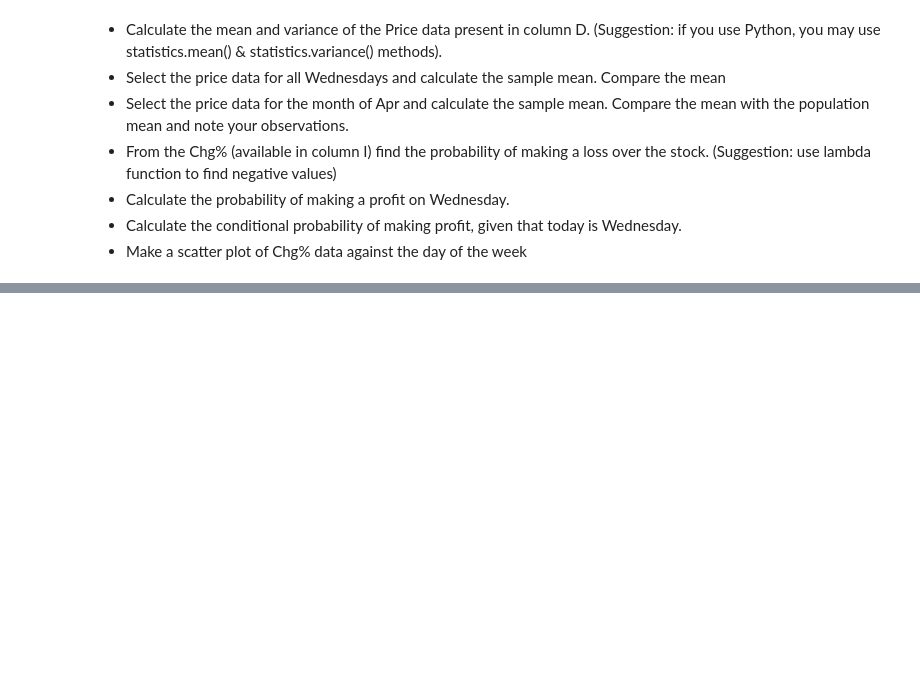
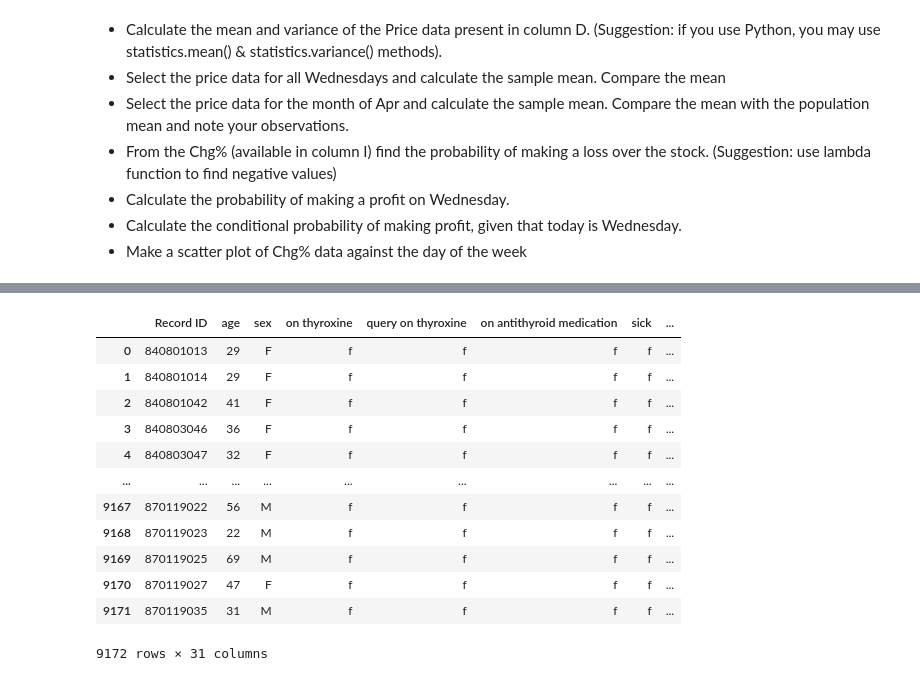
Before and after one commit to yogen-py/ML-Lab, a Jupyter notebook: MLLab01_bl_en_u4cse22168.ipynb, the cells around one changed output, grey strips where cells are left out. Saved outputs shown, nothing was run; the diff lists cells and outputs as text; code cells hidden in the pictures; blank space fills up the shorter version.

```diff
--- a/MLLab01_bl_en_u4cse22168.ipynb
+++ b/MLLab01_bl_en_u4cse22168.ipynb
@@ -139,0 +362,18 @@ statistics.variance() methods).
+# %%
+from sklearn.preprocessing import LabelEncoder
+ordinal_attributes = ['age','TSH','T3','TT4','T4U','FTI','TBG']
+
+nominal_attrs = [
+    'sex', 'on thyroxine', 'query on thyroxine', 'on antithyroid medication', 'sick',
+    'pregnant', 'thyroid surgery', 'I131 treatment', 'query hypothyroid',
+    'query hyperthyroid', 'lithium', 'goitre', 'tumor', 'hypopituitary',
+    'psych', 'TSH measured','T3 measured','TT4 measured','T4U measured','FTI measured','TBG measured',
+    'referral source'
+]
+
+
+label_encoders = {}
+for attr in nominal_attrs:
+    le = LabelEncoder()
+    df3[attr] = le.fit_transform(df3[attr])
+    label_encoders[attr] = le
@@ -139,0 +422,41 @@ statistics.variance() methods).
+# %%
+def impute_missing_values(df):
+    df.replace('?', np.nan, inplace=True)
+    numeric_columns = df.select_dtypes(include=['int64', 'float64']).columns
+    categorical_columns = df.select_dtypes(include=['object']).columns
+    for column in df.columns:
+        if column in numeric_columns:
+            Q1 = df[column].quantile(0.25)
+            Q3 = df[column].quantile(0.75)
+            IQR = Q3 - Q1
+            outliers = ((df[column] < (Q1 - 1.5 * IQR)) | (df[column] > (Q3 + 1.5 * IQR))).sum()
+
+            if outliers > 0:
+                median_value = df[column].median()
+                df[column].fillna(median_value, inplace=True)
+            else:
+                mean_value = df[column].mean()
+                df[column].fillna(mean_value, inplace=True)
+        elif column in categorical_columns:
+            mode_value = df[column].mode()[0]
+            df[column].fillna(mode_value, inplace=True)
+    return df
+# %%
+imputed_data = impute_missing_values(df3)
+missing_values_after_imputation = imputed_data.isnull().sum()
+missing_values_after_imputation
+imputed_data
+# %% [output]
+|  | Record ID | age | sex | on thyroxine | query on thyroxine | on antithyroid medication | sick | ... |
+| 0 | 840801013 | 29 | F | f | f | f | f | ... |
+| 1 | 840801014 | 29 | F | f | f | f | f | ... |
+| 2 | 840801042 | 41 | F | f | f | f | f | ... |
+| 3 | 840803046 | 36 | F | f | f | f | f | ... |
+| 4 | 840803047 | 32 | F | f | f | f | f | ... |
+| ... | ... | ... | ... | ... | ... | ... | ... | ... |
+| 9167 | 870119022 | 56 | M | f | f | f | f | ... |
+| 9168 | 870119023 | 22 | M | f | f | f | f | ... |
+| 9169 | 870119025 | 69 | M | f | f | f | f | ... |
+| 9170 | 870119027 | 47 | F | f | f | f | f | ... |
+| 9171 | 870119035 | 31 | M | f | f | f | f | ... |
+9172 rows × 31 columns
```
Also changed, not shown: parts of 33 cells of this notebook.
